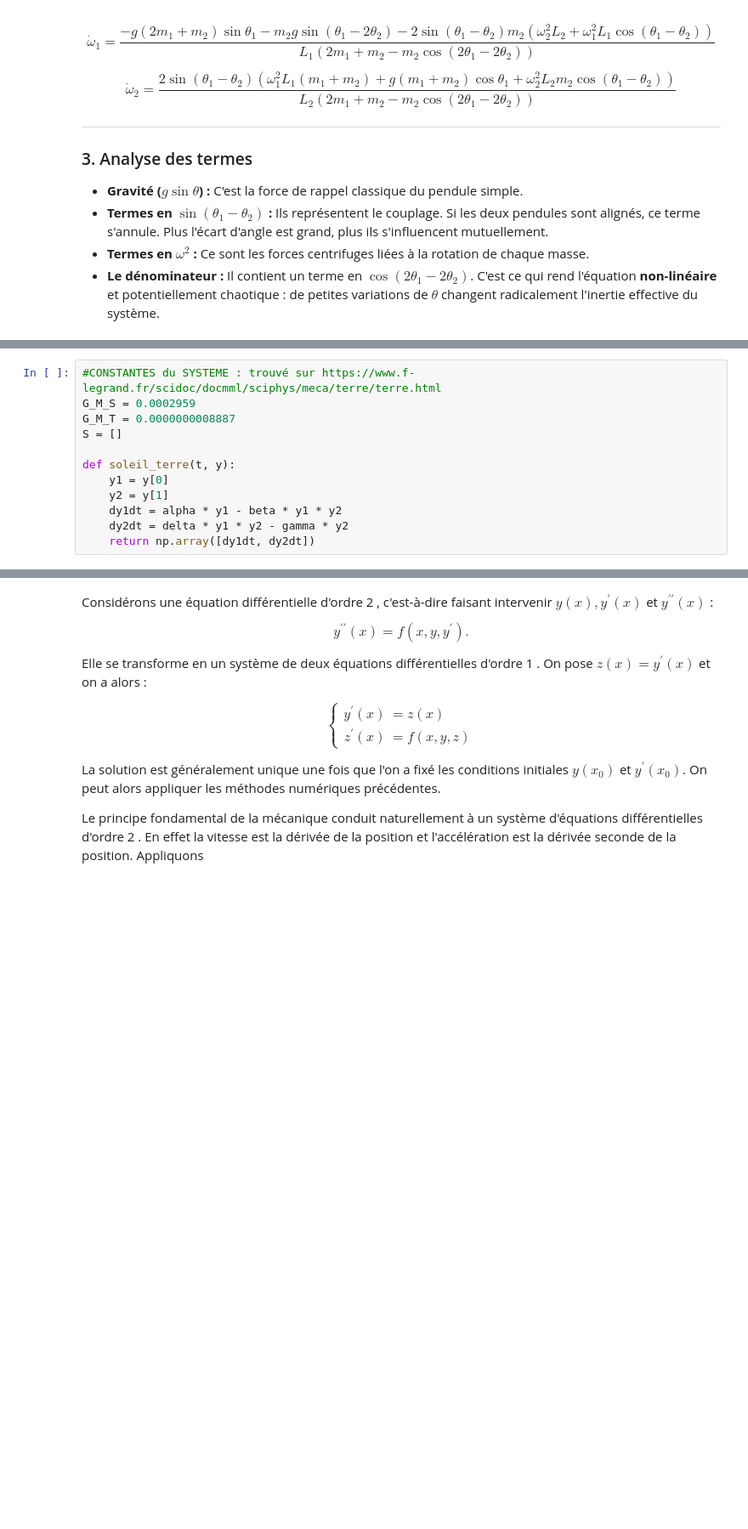
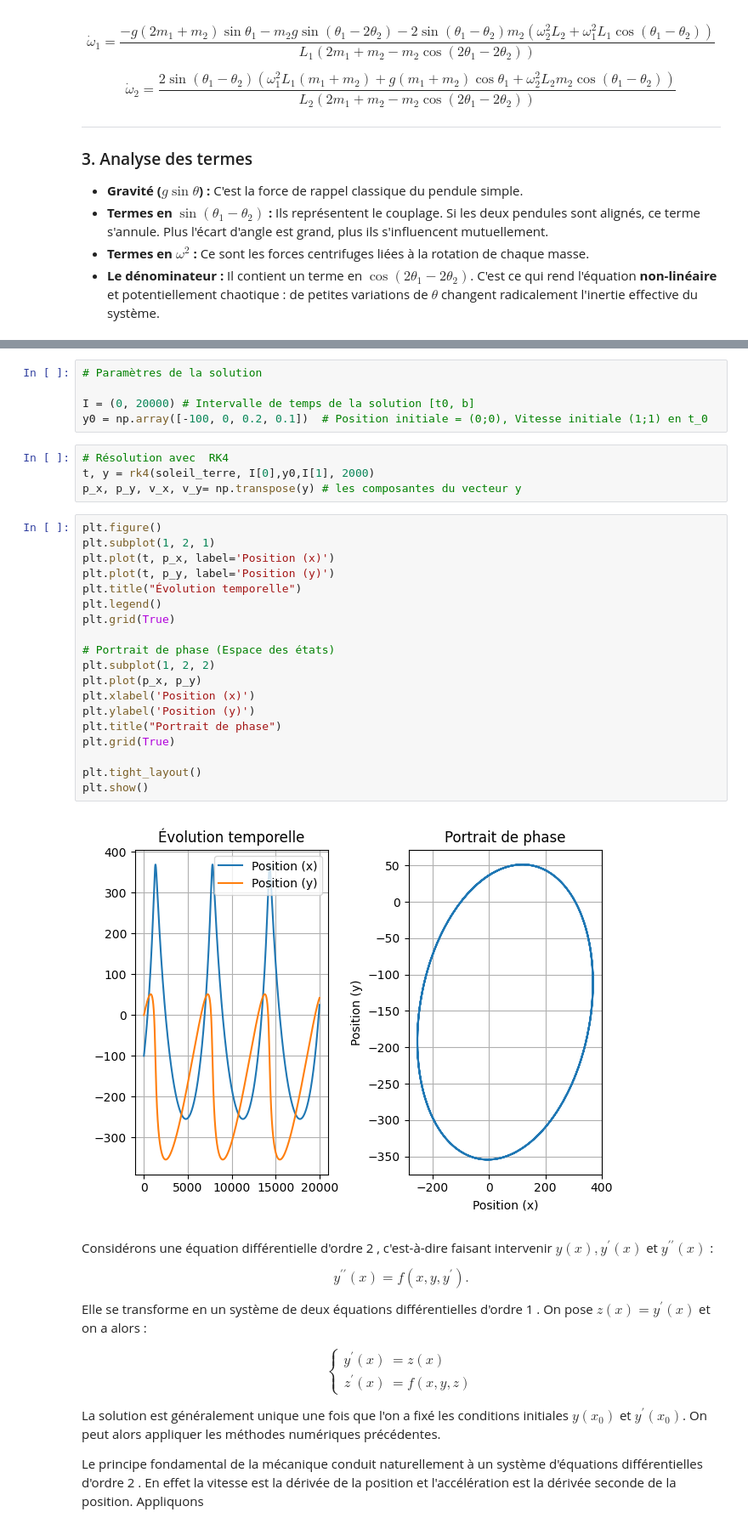
Before and after one commit to College-Sismondi-Informatique/3AM.OS, a Jupyter notebook: analyse_numerique/ED_multi_dim.ipynb, the cells around one changed output, grey strips where cells are left out. Shown at 85% size. Drawn from its saved outputs; the diff is of its cells as text; blank space fills up the shorter version.

```diff
--- a/analyse_numerique/ED_multi_dim.ipynb
+++ b/analyse_numerique/ED_multi_dim.ipynb
@@ -215,15 +215,3 @@ y^{\prime \prime}(t)=-\frac{G M_T\left(y(t)-y_S\right)}{\left(\left(x(t)-x_S\rig
 $$
 
 On obtient une équation similaire pour $y^{\prime \prime}(t)$. On transforme ces deux équations d'ordre 2 en un système de 4 équations d'ordre 1
-# %%
-#CONSTANTES du SYSTEME : trouvé sur https://www.f-legrand.fr/scidoc/docmml/sciphys/meca/terre/terre.html
-G_M_S = 0.0002959
-G_M_T = 0.0000000008887
-S = []
-
-def soleil_terre(t, y):
-    y1 = y[0]
-    y2 = y[1]
-    dy1dt = alpha * y1 - beta * y1 * y2
-    dy2dt = delta * y1 * y2 - gamma * y2
-    return np.array([dy1dt, dy2dt])
@@ -230,3 +236,33 @@ def soleil_terre(t, y):
+# %%
+# Paramètres de la solution
+
+I = (0, 20000) # Intervalle de temps de la solution [t0, b]
+y0 = np.array([-100, 0, 0.2, 0.1])  # Position initiale = (0;0), Vitesse initiale (1;1) en t_0
+# %%
+# Résolution avec  RK4
+t, y = rk4(soleil_terre, I[0],y0,I[1], 2000)
+p_x, p_y, v_x, v_y= np.transpose(y) # les composantes du vecteur y
+# %%
+plt.figure()
+plt.subplot(1, 2, 1)
+plt.plot(t, p_x, label='Position (x)')
+plt.plot(t, p_y, label='Position (y)')
+plt.title("Évolution temporelle")
+plt.legend()
+plt.grid(True)
+
+# Portrait de phase (Espace des états)
+plt.subplot(1, 2, 2)
+plt.plot(p_x, p_y)
+plt.xlabel('Position (x)')
+plt.ylabel('Position (y)')
+plt.title("Portrait de phase")
+plt.grid(True)
+
+plt.tight_layout()
+plt.show()
+# %% [output]
+[figure, added]
 # %% [markdown]
 Considérons une équation différentielle d'ordre 2 , c'est-à-dire faisant intervenir $y(x), y^{\prime}(x)$ et $y^{\prime \prime}(x)$ :
 
```
Also changed, not shown: parts of 2 cells of this notebook.
